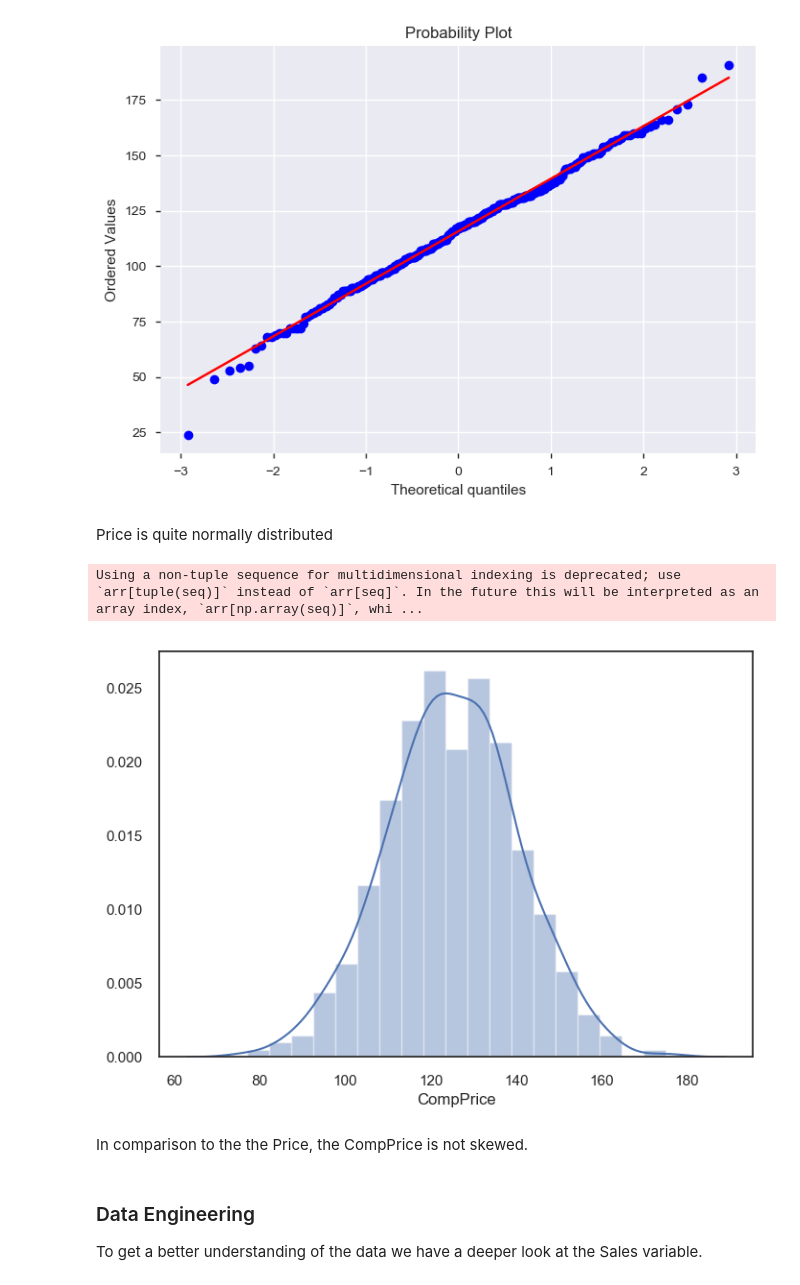
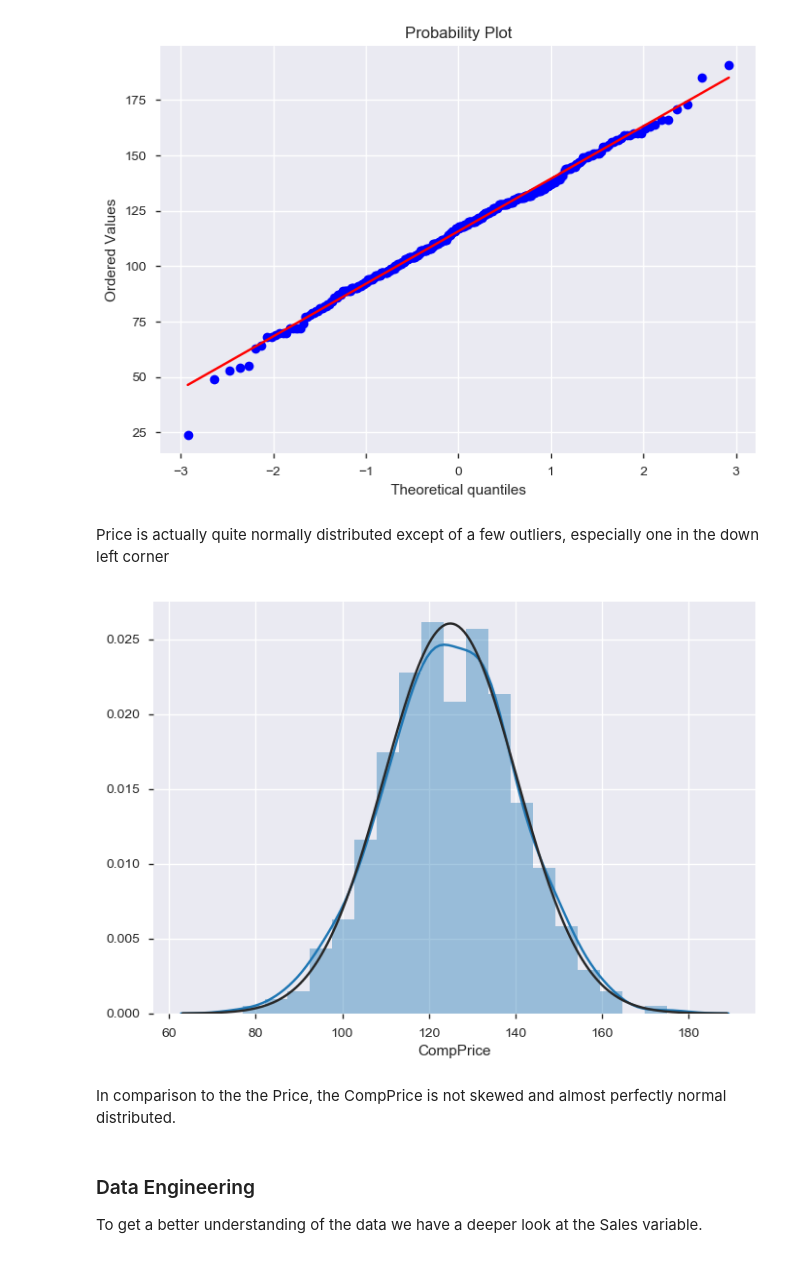
Before and after one commit to Julia-Hammerer/AppliedStatistics, a Jupyter notebook: notebooks/Car_EDA.ipynb, the cells around one changed output. Drawn from its saved outputs; the diff is of its cells as text; code cells hidden in the pictures.

```diff
--- a/notebooks/Car_EDA.ipynb
+++ b/notebooks/Car_EDA.ipynb
@@ -155,15 +175,14 @@ The distribution of the sales is slightly skewed.
 stats.probplot(df['Price'], plot=plt);
 # %% [output]
 [figure]
-# %% [markdown]
-Price is quite normally distributed
+# %% [markdown]
+Price is actually quite normally distributed except of a few outliers, especially one in the down left corner
 # %%
-sns.distplot(df.CompPrice);
+sns.distplot(df.CompPrice, fit=norm);
 # %% [output]
-Using a non-tuple sequence for multidimensional indexing is deprecated; use `arr[tuple(seq)]` instead of `arr[seq]`. In the future this will be interpreted as an array index, `arr[np.array(seq)]`, whi ...
-[figure, old version]
+[figure, new version]
 # %% [markdown]
-In comparison to the the Price, the CompPrice is not skewed.
+In comparison to the the Price, the CompPrice is not skewed and almost perfectly normal distributed.
 # %% [markdown]
 ### Data Engineering
 
```
Also changed, not shown: parts of 9 cells of this notebook, 15 other files.
